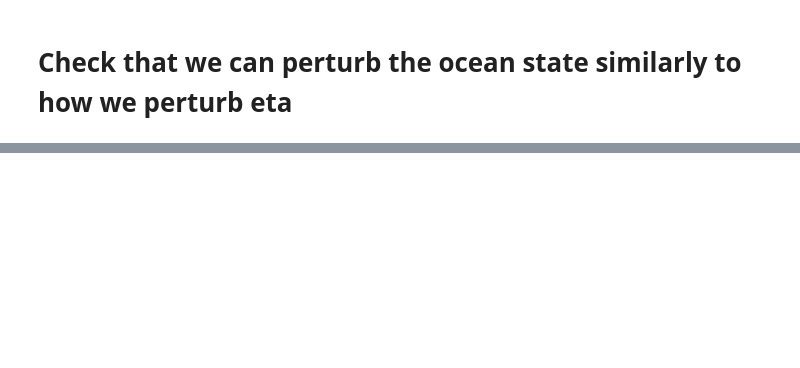
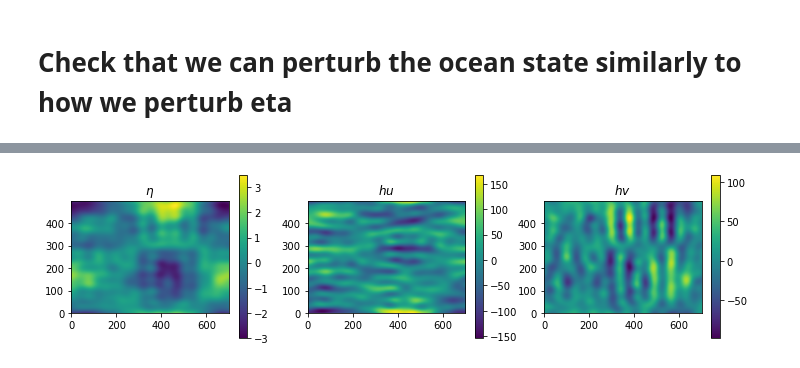
Before and after one commit to havahol/miscGPUOcean, a Jupyter notebook: multilevel/kl-model-error-class.ipynb, the cells around one changed output, grey strips where cells are left out. Cells and saved outputs as stored; diff of their text form; code cells hidden in the pictures; blank space fills up the shorter version.

```diff
--- a/multilevel/kl-model-error-class.ipynb
+++ b/multilevel/kl-model-error-class.ipynb
@@ -300,0 +301,6 @@ print(fine_mekl.nx, fine_mekl.ny)
+# %%
+for i in range(1000):
+    fine_mekl.perturbSim(sim2)
+imshowSim(sim)
+# %% [output]
+[figure, added]
```
Also changed, not shown: parts of 18 cells of this notebook.
